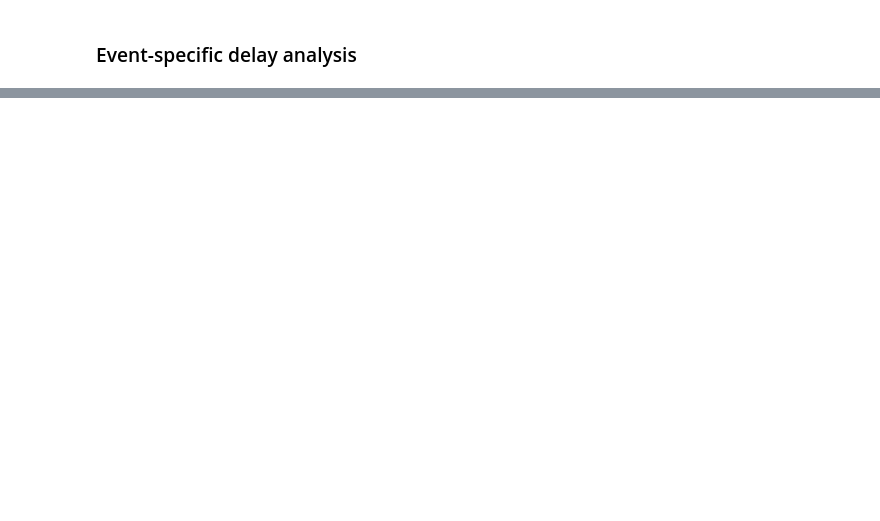
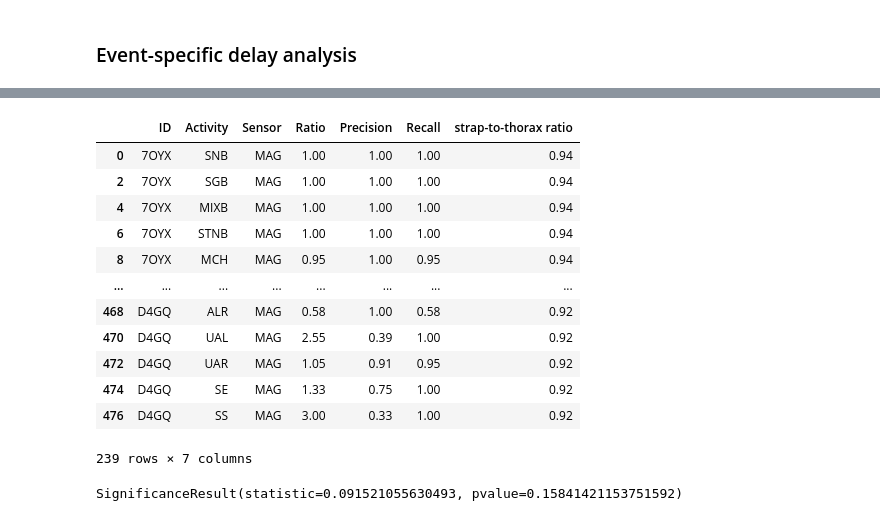
Before and after one commit to anascacais/analysis-RESP-data, a Jupyter notebook: fr_analysis.ipynb, the cells around one changed output, grey strips where cells are left out. Drawn from its saved outputs; the diff is of its cells as text; code cells hidden in the pictures; blank space fills up the shorter version.

```diff
--- a/fr_analysis.ipynb
+++ b/fr_analysis.ipynb
@@ -12,3 +13,12 @@ from delay_performance import normality_test, plot_inspiration_vs_expiration
+# %%
+with open('Results/results.pickle', 'rb') as file:
+    overview = pickle.load(file)
+
+# remove middle activities
+for id in overview.keys():
+    del overview[id]["SNBm"]
+    del overview[id]["UALm"]
+    del overview[id]["UARm"]
 # %% [markdown]
 ### Activity-specific only FR analysis
 # %%
@@ -193,0 +215,42 @@ plot_inspiration_vs_expiration(delays_df)
+# %%
+strap_thorax_ratio_dict = {
+    '7OYX': 0.94,
+    'NO15': 0.99,
+    'G8B7': 0.96,
+    'EPE2': 0.93,
+    'HAK8': 0.94,
+    '1BST': 0.98,
+    '83J1': 0.97,
+    'QMQ7': 0.96,
+    '9TUL': 0.9,
+    'FTD7': 0.9,
+    'Y6O3': 0.92,
+    '2QWT': 0.85,
+    'F9AF': 0.87,
+    'P4W9': 0.96,
+    'W8Z9': 0.94,
+    'D4GQ': 0.92
+}
+# %%
+strap_thorax_performance_df = get_fr_detection_performance(overview, target="both")
+strap_thorax_performance_df = strap_thorax_performance_df[strap_thorax_performance_df["Sensor"] == "MAG"]
+strap_thorax_performance_df['strap-to-thorax ratio'] = strap_thorax_performance_df["ID"].apply(lambda id: strap_thorax_ratio_dict[id])
+strap_thorax_performance_df
+# %% [output]
+|  | ID | Activity | Sensor | Ratio | Precision | Recall | strap-to-thorax ratio |
+| 0 | 7OYX | SNB | MAG | 1.00 | 1.00 | 1.00 | 0.94 |
+| 2 | 7OYX | SGB | MAG | 1.00 | 1.00 | 1.00 | 0.94 |
+| 4 | 7OYX | MIXB | MAG | 1.00 | 1.00 | 1.00 | 0.94 |
+| 6 | 7OYX | STNB | MAG | 1.00 | 1.00 | 1.00 | 0.94 |
+| 8 | 7OYX | MCH | MAG | 0.95 | 1.00 | 0.95 | 0.94 |
+| ... | ... | ... | ... | ... | ... | ... | ... |
+| 468 | D4GQ | ALR | MAG | 0.58 | 1.00 | 0.58 | 0.92 |
+| 470 | D4GQ | UAL | MAG | 2.55 | 0.39 | 1.00 | 0.92 |
+| 472 | D4GQ | UAR | MAG | 1.05 | 0.91 | 0.95 | 0.92 |
+| 474 | D4GQ | SE | MAG | 1.33 | 0.75 | 1.00 | 0.92 |
+| 476 | D4GQ | SS | MAG | 3.00 | 0.33 | 1.00 | 0.92 |
+239 rows × 7 columns
+# %%
+scipy.stats.spearmanr(strap_thorax_performance_df["Ratio"].values, strap_thorax_performance_df["strap-to-thorax ratio"].values)
+# %% [output]
+SignificanceResult(statistic=0.091521055630493, pvalue=0.15841421153751592)
```
Also changed, not shown: parts of 17 cells of this notebook, 4 other files.
